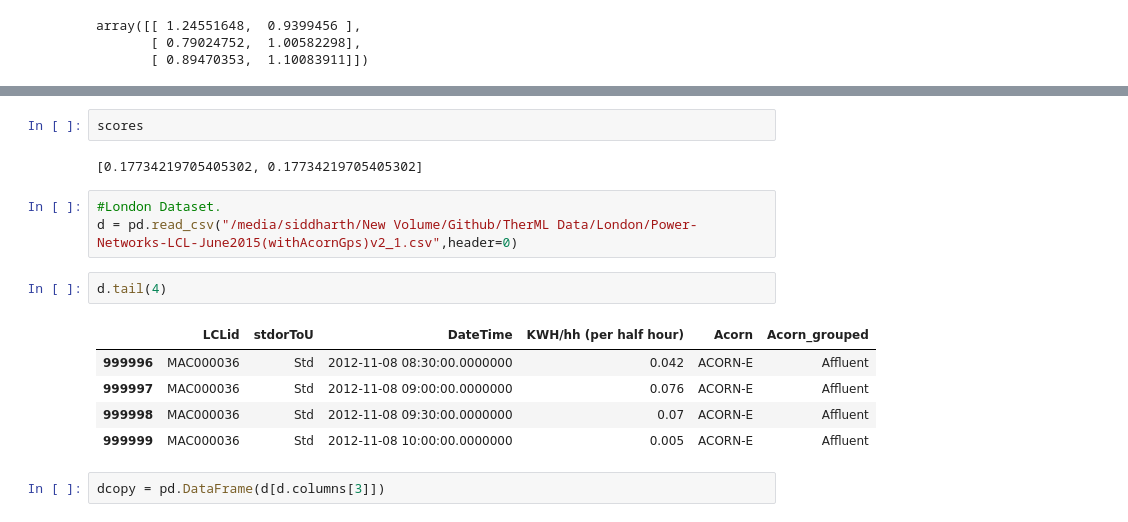
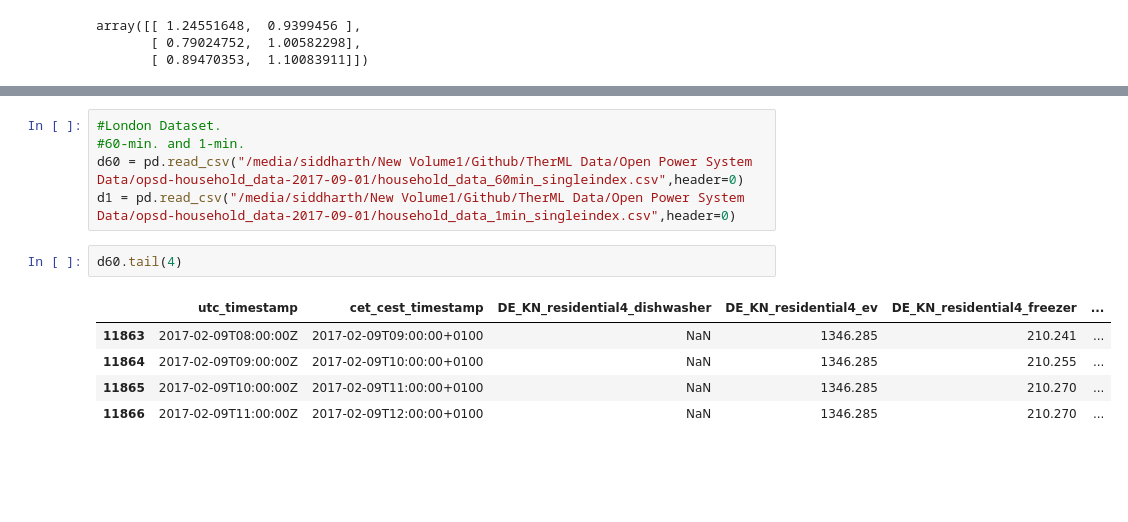
Before and after one commit to adithya8/loadPrediction, a Jupyter notebook: NN.ipynb, the cells around one changed output, grey strips where cells are left out. Drawn from its saved outputs; the diff is of its cells as text; blank space fills up the shorter version.

Commit message:
More Updates on OPSD Data -SD

```diff
--- a/NN.ipynb
+++ b/NN.ipynb
@@ -149,20 +219,16 @@ Appl:InteriorEquipment:Electricity [kW](Hourly)    float64
 Misc:InteriorEquipment:Electricity [kW](Hourly)    float64
 Water Heater:WaterSystems:Gas [kW](Hourly)         float64
 dtype: object
-# %%
-scores
-# %% [output]
-[0.17734219705405302, 0.17734219705405302]
-# %%
-#London Dataset.
-d = pd.read_csv("/media/siddharth/New Volume/Github/TherML Data/London/Power-Networks-LCL-June2015(withAcornGps)v2_1.csv",header=0)
+# %%
+#London Dataset.
+#60-min. and 1-min.
+d60 = pd.read_csv("/media/siddharth/New Volume1/Github/TherML Data/Open Power System Data/opsd-household_data-2017-09-01/household_data_60min_singleindex.csv",header=0)
+d1 = pd.read_csv("/media/siddharth/New Volume1/Github/TherML Data/Open Power System Data/opsd-household_data-2017-09-01/household_data_1min_singleindex.csv",header=0)
 # %%
-d.tail(4)
+d60.tail(4)
 # %% [output]
-|  | LCLid | stdorToU | DateTime | KWH/hh (per half hour) | Acorn | Acorn_grouped |
-| 999996 | MAC000036 | Std | 2012-11-08 08:30:00.0000000 | 0.042 | ACORN-E | Affluent |
-| 999997 | MAC000036 | Std | 2012-11-08 09:00:00.0000000 | 0.076 | ACORN-E | Affluent |
-| 999998 | MAC000036 | Std | 2012-11-08 09:30:00.0000000 | 0.07 | ACORN-E | Affluent |
-| 999999 | MAC000036 | Std | 2012-11-08 10:00:00.0000000 | 0.005 | ACORN-E | Affluent |
+|  | utc_timestamp | cet_cest_timestamp | DE_KN_residential4_dishwasher | DE_KN_residential4_ev | DE_KN_residential4_freezer | ... |
+| 11863 | 2017-02-09T08:00:00Z | 2017-02-09T09:00:00+0100 | NaN | 1346.285 | 210.241 | ... |
+| 11864 | 2017-02-09T09:00:00Z | 2017-02-09T10:00:00+0100 | NaN | 1346.285 | 210.255 | ... |
+| 11865 | 2017-02-09T10:00:00Z | 2017-02-09T11:00:00+0100 | NaN | 1346.285 | 210.270 | ... |
+| 11866 | 2017-02-09T11:00:00Z | 2017-02-09T12:00:00+0100 | NaN | 1346.285 | 210.270 | ... |
-# %%
-dcopy = pd.DataFrame(d[d.columns[3]])
```
Also changed, not shown: parts of 21 cells of this notebook.
